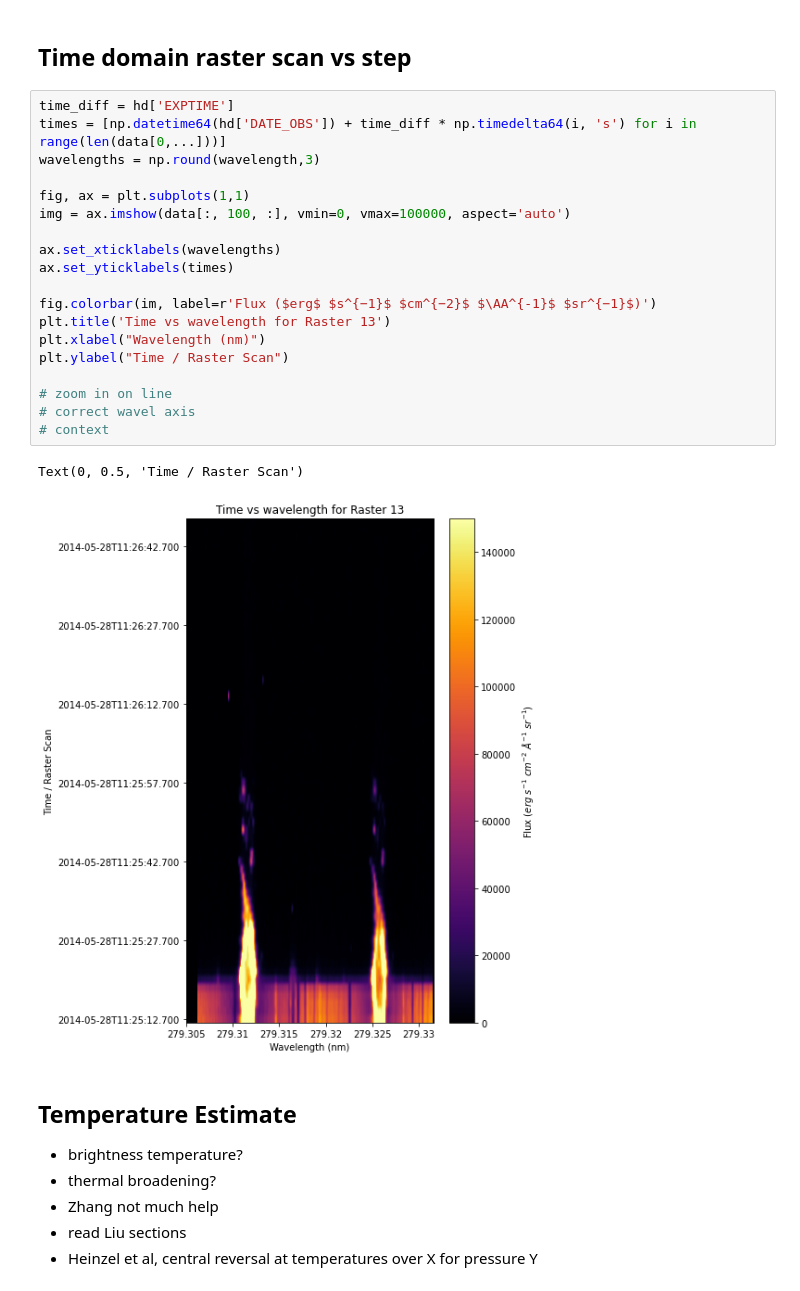
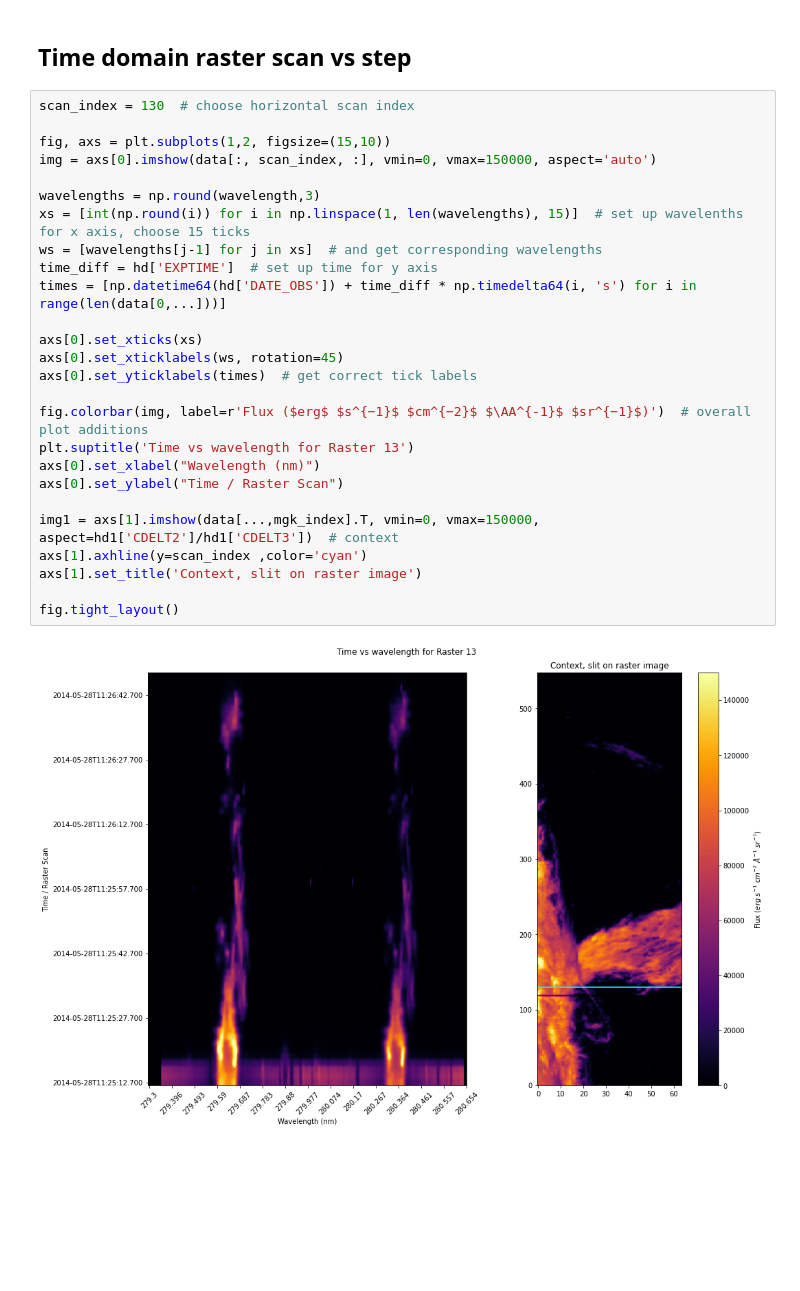
Before and after one commit to r-daytonoxland/masters_project, a Jupyter notebook: Rowan_MProject_Notebook.ipynb, the cells around one changed output. Drawn from its saved outputs; the diff is of its cells as text; blank space fills up the shorter version.

```diff
--- a/Rowan_MProject_Notebook.ipynb
+++ b/Rowan_MProject_Notebook.ipynb
@@ -401,32 +400,30 @@ plt.show()
 # %% [markdown]
 ## Time domain raster scan vs step
-# %%
-time_diff = hd['EXPTIME']
-times = [np.datetime64(hd['DATE_OBS']) + time_diff * np.timedelta64(i, 's') for i in range(len(data[0,...]))]
-wavelengths = np.round(wavelength,3)
-
-fig, ax = plt.subplots(1,1)
-img = ax.imshow(data[:, 100, :], vmin=0, vmax=100000, aspect='auto')
-
-ax.set_xticklabels(wavelengths)
-ax.set_yticklabels(times)
-
-fig.colorbar(im, label=r'Flux ($erg$ $s^{−1}$ $cm^{−2}$ $\AA^{-1}$ $sr^{−1}$)')
-plt.title('Time vs wavelength for Raster 13')
-plt.xlabel("Wavelength (nm)")
-plt.ylabel("Time / Raster Scan")
-
-# zoom in on line
-# correct wavel axis
-# context
-# %% [output]
-Text(0, 0.5, 'Time / Raster Scan')
-[figure, removed]
-# %% [markdown]
-## Temperature Estimate
-
-- brightness temperature?
-- thermal broadening?
-- Zhang not much help
-- read Liu sections
-- Heinzel et al, central reversal at temperatures over X for pressure Y
+# %%
+scan_index = 130  # choose horizontal scan index
+
+fig, axs = plt.subplots(1,2, figsize=(15,10))
+img = axs[0].imshow(data[:, scan_index, :], vmin=0, vmax=150000, aspect='auto')
+
+wavelengths = np.round(wavelength,3)
+xs = [int(np.round(i)) for i in np.linspace(1, len(wavelengths), 15)]  # set up wavelenths for x axis, choose 15 ticks
+ws = [wavelengths[j-1] for j in xs]  # and get corresponding wavelengths
+time_diff = hd['EXPTIME']  # set up time for y axis
+times = [np.datetime64(hd['DATE_OBS']) + time_diff * np.timedelta64(i, 's') for i in range(len(data[0,...]))]
+
+axs[0].set_xticks(xs)
+axs[0].set_xticklabels(ws, rotation=45)
+axs[0].set_yticklabels(times)  # get correct tick labels
+
+fig.colorbar(img, label=r'Flux ($erg$ $s^{−1}$ $cm^{−2}$ $\AA^{-1}$ $sr^{−1}$)')  # overall plot additions
+plt.suptitle('Time vs wavelength for Raster 13')
+axs[0].set_xlabel("Wavelength (nm)")
+axs[0].set_ylabel("Time / Raster Scan")
+
+img1 = axs[1].imshow(data[...,mgk_index].T, vmin=0, vmax=150000, aspect=hd1['CDELT2']/hd1['CDELT3'])  # context
+axs[1].axhline(y=scan_index ,color='cyan')
+axs[1].set_title('Context, slit on raster image')
+
+fig.tight_layout()
+# %% [output]
+[figure, added]
```
Also changed, not shown: parts of 9 cells of this notebook.
